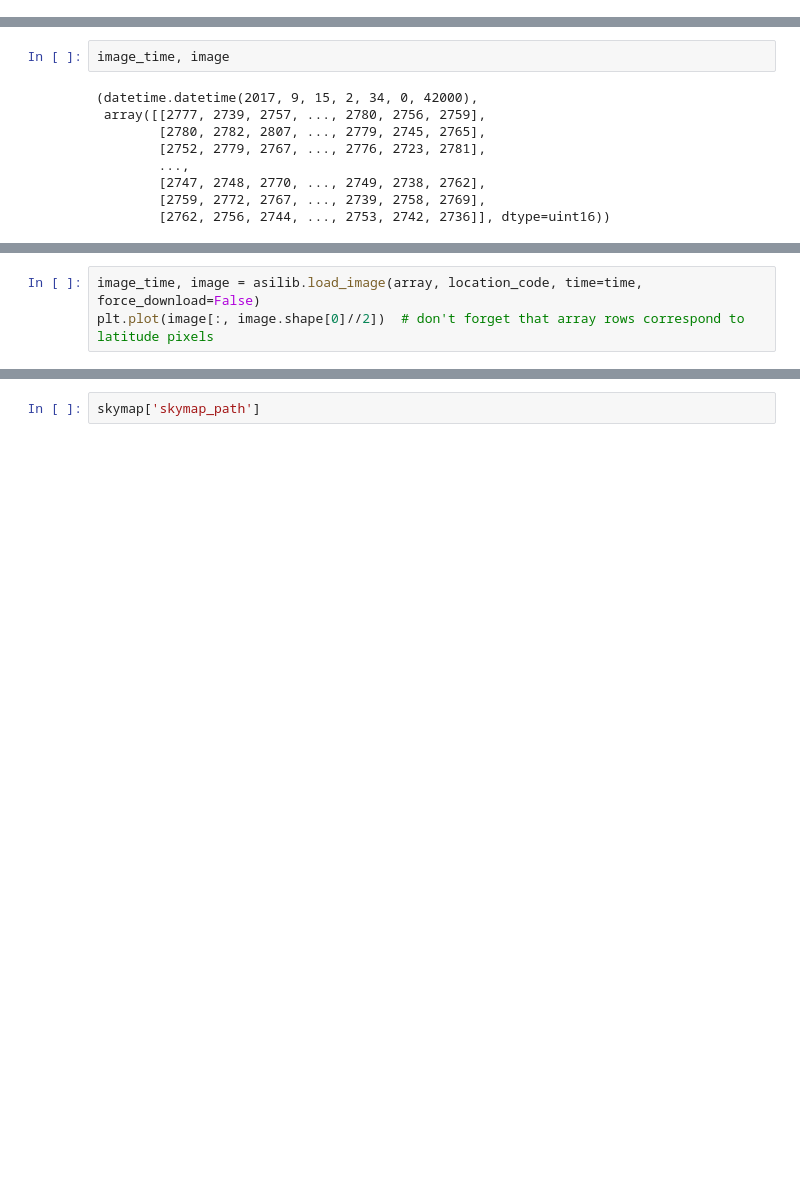
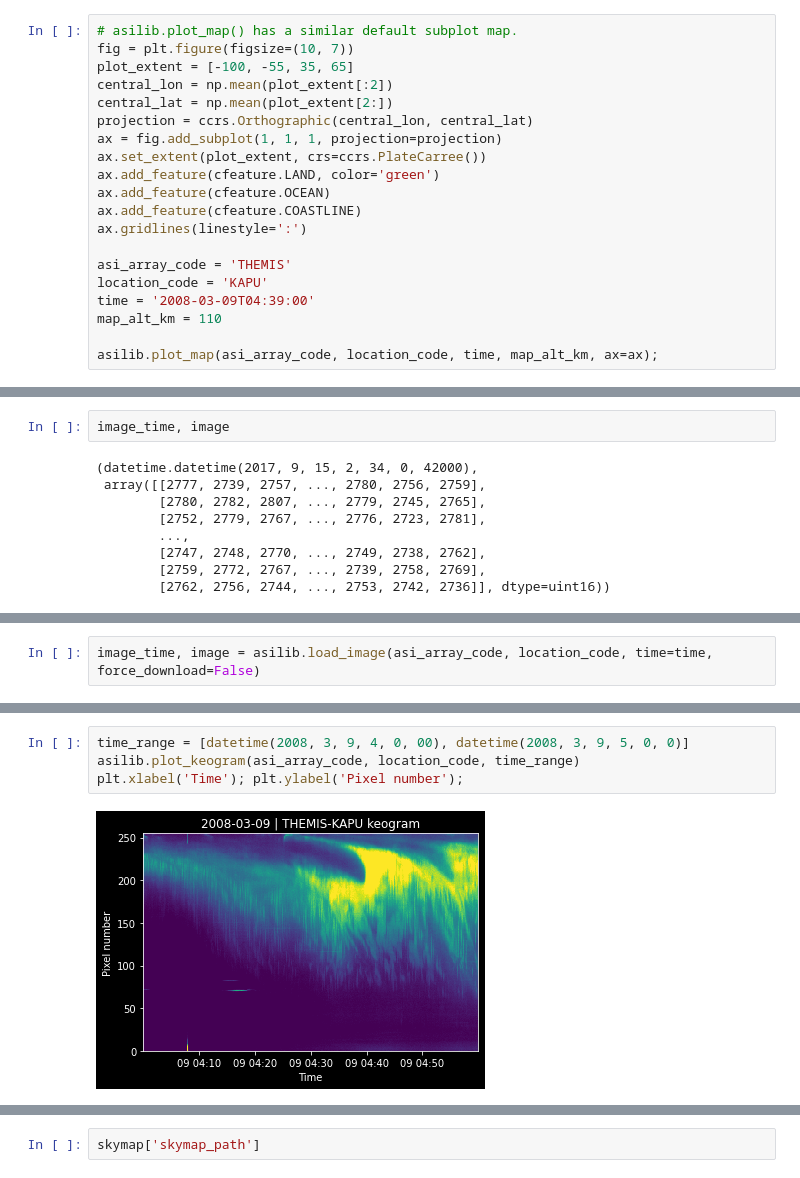
Before and after one commit to mshumko/asilib, a Jupyter notebook: docs/tutorial_notebook.ipynb, the cells around one changed output, grey strips where cells are left out. Cells and saved outputs as stored; diff of their text form; blank space fills up the shorter version.

```diff
--- a/docs/tutorial_notebook.ipynb
+++ b/docs/tutorial_notebook.ipynb
@@ -38,0 +48,20 @@ ax.axis('off');
+# %%
+# asilib.plot_map() has a similar default subplot map.
+fig = plt.figure(figsize=(10, 7))
+plot_extent = [-100, -55, 35, 65]
+central_lon = np.mean(plot_extent[:2])
+central_lat = np.mean(plot_extent[2:])
+projection = ccrs.Orthographic(central_lon, central_lat)
+ax = fig.add_subplot(1, 1, 1, projection=projection)
+ax.set_extent(plot_extent, crs=ccrs.PlateCarree())
+ax.add_feature(cfeature.LAND, color='green')
+ax.add_feature(cfeature.OCEAN)
+ax.add_feature(cfeature.COASTLINE)
+ax.gridlines(linestyle=':')
+
+asi_array_code = 'THEMIS'
+location_code = 'KAPU'
+time = '2008-03-09T04:39:00'
+map_alt_km = 110
+
+asilib.plot_map(asi_array_code, location_code, time, map_alt_km, ax=ax);
@@ -56,3 +87,2 @@ You can also just load the data using `asilib.load_image()`. We will use this to
 # %%
-image_time, image = asilib.load_image(array, location_code, time=time, force_download=False)
-plt.plot(image[:, image.shape[0]//2])  # don't forget that array rows correspond to latitude pixels
+image_time, image = asilib.load_image(asi_array_code, location_code, time=time, force_download=False)
@@ -63,0 +93,6 @@ Now lets add the intensity mapped to the assumed emission altitude. To do this w
+# %%
+time_range = [datetime(2008, 3, 9, 4, 0, 00), datetime(2008, 3, 9, 5, 0, 0)]
+asilib.plot_keogram(asi_array_code, location_code, time_range)
+plt.xlabel('Time'); plt.ylabel('Pixel number');
+# %% [output]
+[figure, added]
```
Also changed, not shown: parts of 31 cells of this notebook.
